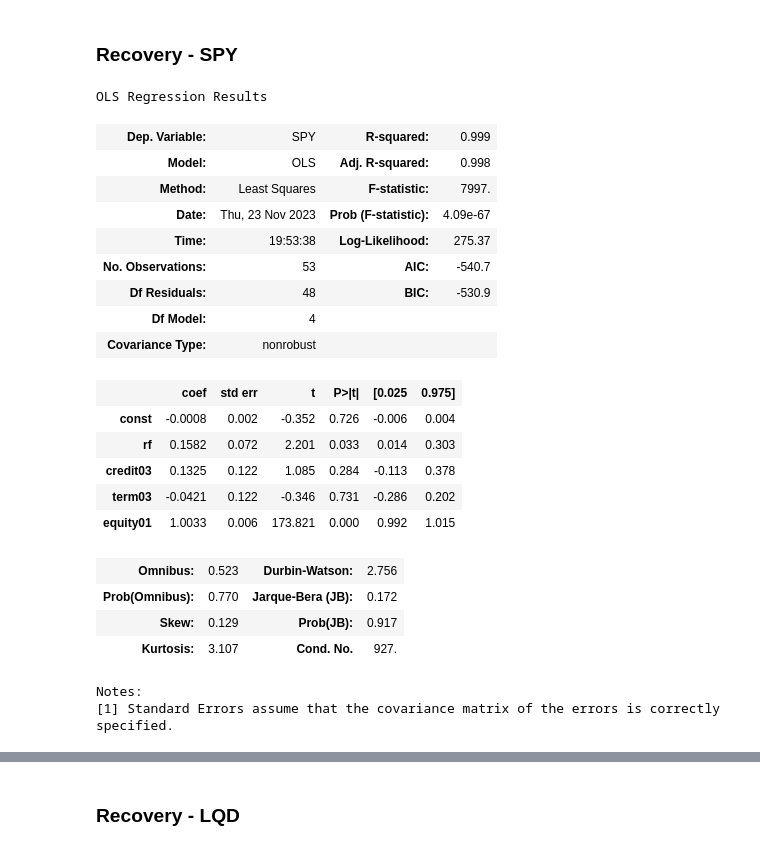
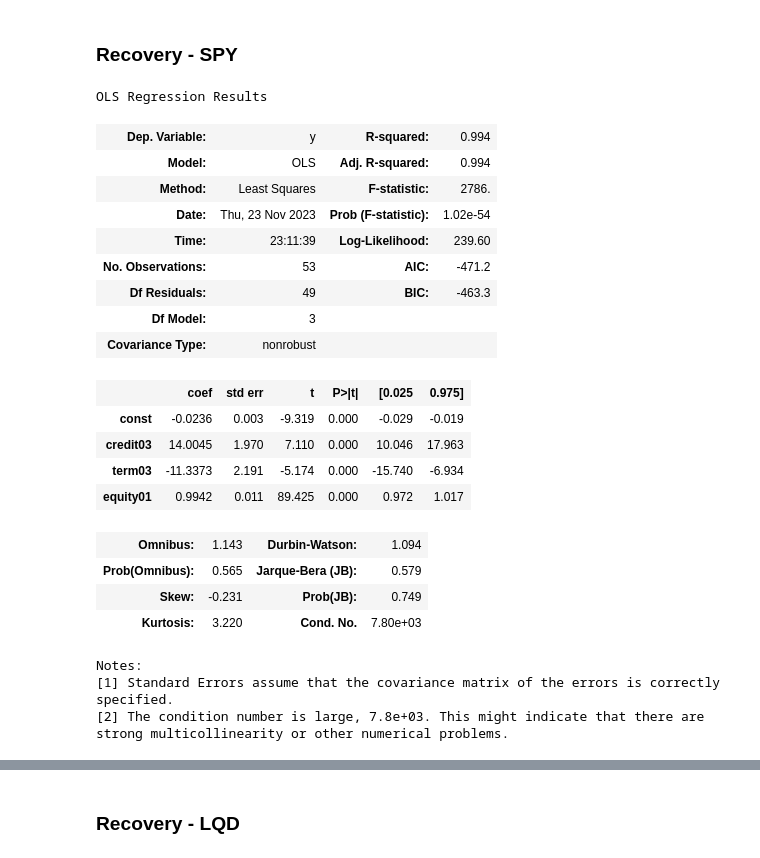
Before and after one commit to FELAB-KHU/S-PQuantTeam03, a Jupyter notebook: 1123/OLS_지영.ipynb, the cells around one changed output, grey strips where cells are left out. Cells and saved outputs as stored; diff of their text form; code cells hidden in the pictures.

```diff
--- a/1123/OLS_지영.ipynb
+++ b/1123/OLS_지영.ipynb
@@ -83,3 +83,6 @@ rf  # 연 수익률을 월 환산
 | 224 | 2021-09 | 0.000000 |
 | 225 | 2021-10 | 0.000000 |
 226 rows × 2 columns
+# %%
+credit03.iloc[:,1] /= 12
+credit03
@@ -85,0 +103,3 @@ rf  # 연 수익률을 월 환산
+# %%
+term03.iloc[:,1] /= 12
+term03
@@ -136,52 +170,53 @@ data01 = data01.merge(equity01, on='DATE', how='inner', suffixes=('', '_equity01
 data01.columns = ['DATE', 'SPY', 'rf', 'credit03', 'term03', 'equity01']
 data01['DATE'] = pd.to_datetime(data01['DATE'])
 data01['DATE'] = data01['DATE'].dt.strftime('%Y-%m')
 data01.set_index('DATE', inplace=True)
 
 # Assuming recovery_dates is a list of datetime objects representing the recovery dates
 recovery_dates = [pd.to_datetime(date).strftime('%Y-%m') for date in recovery]
 recovery_dates
 
 # recovery 컬럼 추가
 data01['recovery'] = data01.index.map(lambda x: 1 if x in recovery_dates else 0)
 # data01['recovery'].unique()
 
 # recovery 국면만 슬라이싱
 data01 = data01[data01['recovery'] == 1]
 data01
 
 # Selecting relevant columns for the regression
-X = data01[['rf', 'credit03', 'term03', 'equity01']]
-y = data01['SPY']
+X = data01[['credit03', 'term03', 'equity01']]
+y = data01['SPY']-data01['rf']
 
-# Adding a constant to the independent variables
+# # Adding a constant to the independent variables
 X = sm.add_constant(X)
 
 # Performing the OLS regression
 model01 = sm.OLS(y, X, missing='drop').fit()
 
 # Displaying the regression results
 model01.summary()
 # %% [output]
 OLS Regression Results
-| Dep. Variable: | SPY | R-squared: | 0.999 |
-| Model: | OLS | Adj. R-squared: | 0.998 |
-| Method: | Least Squares | F-statistic: | 7997. |
-| Date: | Thu, 23 Nov 2023 | Prob (F-statistic): | 4.09e-67 |
-| Time: | 19:53:38 | Log-Likelihood: | 275.37 |
-| No. Observations: | 53 | AIC: | -540.7 |
-| Df Residuals: | 48 | BIC: | -530.9 |
-| Df Model: | 4 |  |  |
+| Dep. Variable: | y | R-squared: | 0.994 |
+| Model: | OLS | Adj. R-squared: | 0.994 |
+| Method: | Least Squares | F-statistic: | 2786. |
+| Date: | Thu, 23 Nov 2023 | Prob (F-statistic): | 1.02e-54 |
+| Time: | 23:11:39 | Log-Likelihood: | 239.60 |
+| No. Observations: | 53 | AIC: | -471.2 |
+| Df Residuals: | 49 | BIC: | -463.3 |
+| Df Model: | 3 |  |  |
 | Covariance Type: | nonrobust |  |  |
 |  | coef | std err | t | P>|t| | [0.025 | 0.975] |
-| const | -0.0008 | 0.002 | -0.352 | 0.726 | -0.006 | 0.004 |
-| rf | 0.1582 | 0.072 | 2.201 | 0.033 | 0.014 | 0.303 |
-| credit03 | 0.1325 | 0.122 | 1.085 | 0.284 | -0.113 | 0.378 |
-| term03 | -0.0421 | 0.122 | -0.346 | 0.731 | -0.286 | 0.202 |
-| equity01 | 1.0033 | 0.006 | 173.821 | 0.000 | 0.992 | 1.015 |
+| const | -0.0236 | 0.003 | -9.319 | 0.000 | -0.029 | -0.019 |
+| credit03 | 14.0045 | 1.970 | 7.110 | 0.000 | 10.046 | 17.963 |
+| term03 | -11.3373 | 2.191 | -5.174 | 0.000 | -15.740 | -6.934 |
+| equity01 | 0.9942 | 0.011 | 89.425 | 0.000 | 0.972 | 1.017 |
-| Omnibus: | 0.523 | Durbin-Watson: | 2.756 |
-| Prob(Omnibus): | 0.770 | Jarque-Bera (JB): | 0.172 |
-| Skew: | 0.129 | Prob(JB): | 0.917 |
-| Kurtosis: | 3.107 | Cond. No. | 927. |
+| Omnibus: | 1.143 | Durbin-Watson: | 1.094 |
+| Prob(Omnibus): | 0.565 | Jarque-Bera (JB): | 0.579 |
+| Skew: | -0.231 | Prob(JB): | 0.749 |
+| Kurtosis: | 3.220 | Cond. No. | 7.80e+03 |
 Notes:
 [1] Standard Errors assume that the covariance matrix of the errors is correctly specified.
+[2] The condition number is large, 7.8e+03. This might indicate that there are
+strong multicollinearity or other numerical problems.
```
Also changed, not shown: parts of 37 cells of this notebook, 3 other files.
